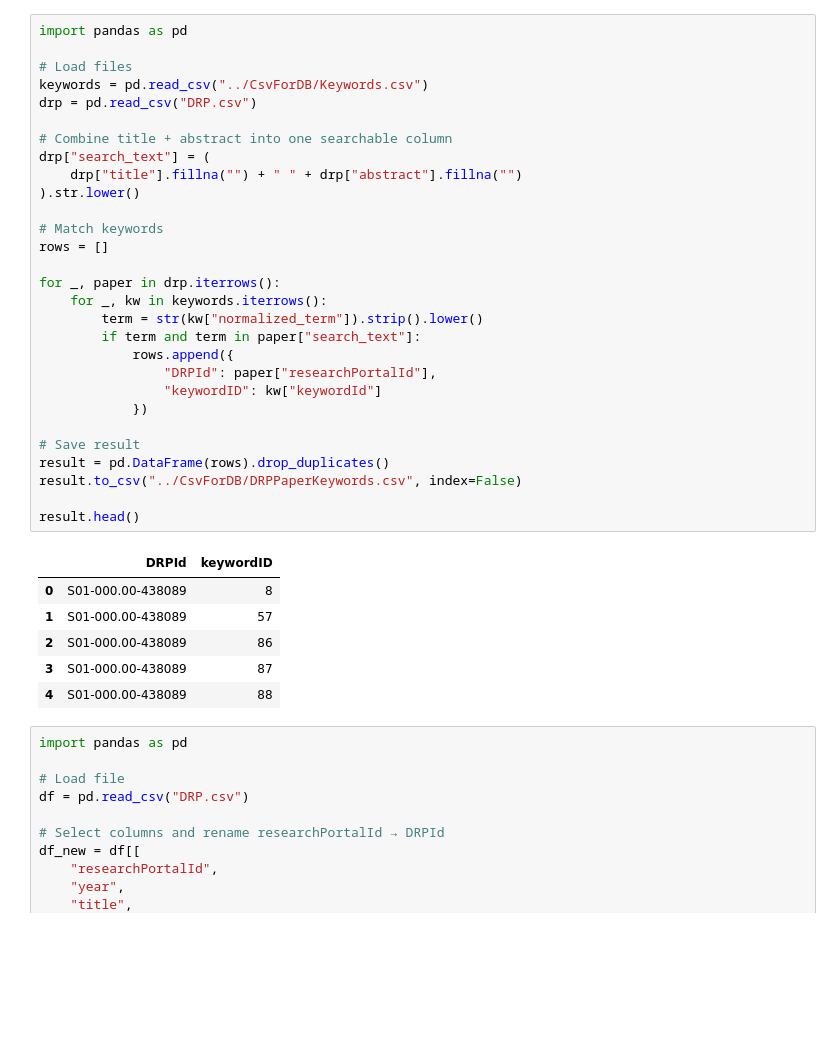
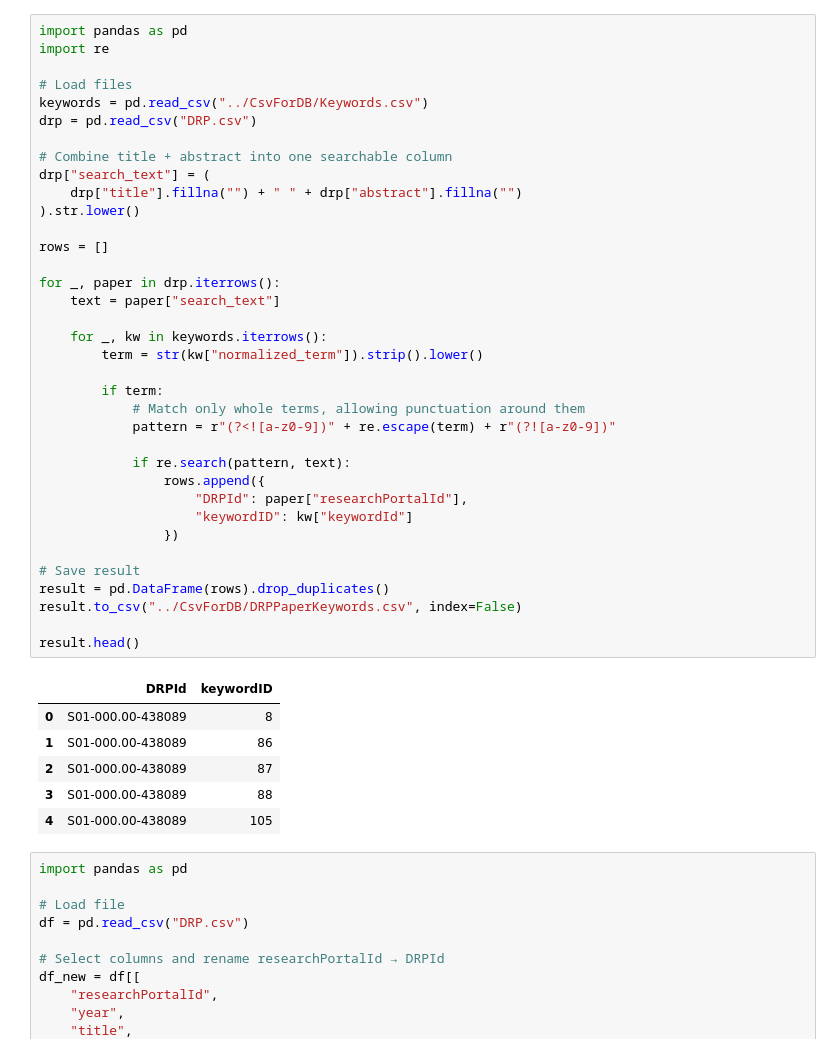
Before and after one commit to izahetmanowska/ExpertSearch, a Jupyter notebook: danish_research_portal_scraper/make_DRPPaperKeywords.ipynb, the cells around one changed output. Cells and saved outputs as stored; diff of their text form; blank space fills up the shorter version.

Commit message:
keywords fixed

```diff
--- a/danish_research_portal_scraper/make_DRPPaperKeywords.ipynb
+++ b/danish_research_portal_scraper/make_DRPPaperKeywords.ipynb
@@ -1,39 +1,46 @@
 # %%
 import pandas as pd
+import re
 
 # Load files
 keywords = pd.read_csv("../CsvForDB/Keywords.csv")
 drp = pd.read_csv("DRP.csv")
 
 # Combine title + abstract into one searchable column
 drp["search_text"] = (
     drp["title"].fillna("") + " " + drp["abstract"].fillna("")
 ).str.lower()
 
-# Match keywords
 rows = []
 
 for _, paper in drp.iterrows():
+    text = paper["search_text"]
+
     for _, kw in keywords.iterrows():
         term = str(kw["normalized_term"]).strip().lower()
-        if term and term in paper["search_text"]:
-            rows.append({
-                "DRPId": paper["researchPortalId"],
-                "keywordID": kw["keywordId"]
-            })
+
+        if term:
+            # Match only whole terms, allowing punctuation around them
+            pattern = r"(?<![a-z0-9])" + re.escape(term) + r"(?![a-z0-9])"
+
+            if re.search(pattern, text):
+                rows.append({
+                    "DRPId": paper["researchPortalId"],
+                    "keywordID": kw["keywordId"]
+                })
 
 # Save result
 result = pd.DataFrame(rows).drop_duplicates()
 result.to_csv("../CsvForDB/DRPPaperKeywords.csv", index=False)
 
 result.head()
 # %% [output]
 |  | DRPId | keywordID |
 | 0 | S01-000.00-438089 | 8 |
-| 1 | S01-000.00-438089 | 57 |
-| 2 | S01-000.00-438089 | 86 |
-| 3 | S01-000.00-438089 | 87 |
-| 4 | S01-000.00-438089 | 88 |
+| 1 | S01-000.00-438089 | 86 |
+| 2 | S01-000.00-438089 | 87 |
+| 3 | S01-000.00-438089 | 88 |
+| 4 | S01-000.00-438089 | 105 |
 # %%
 import pandas as pd
 
```
Also changed, not shown: 1 other file.
